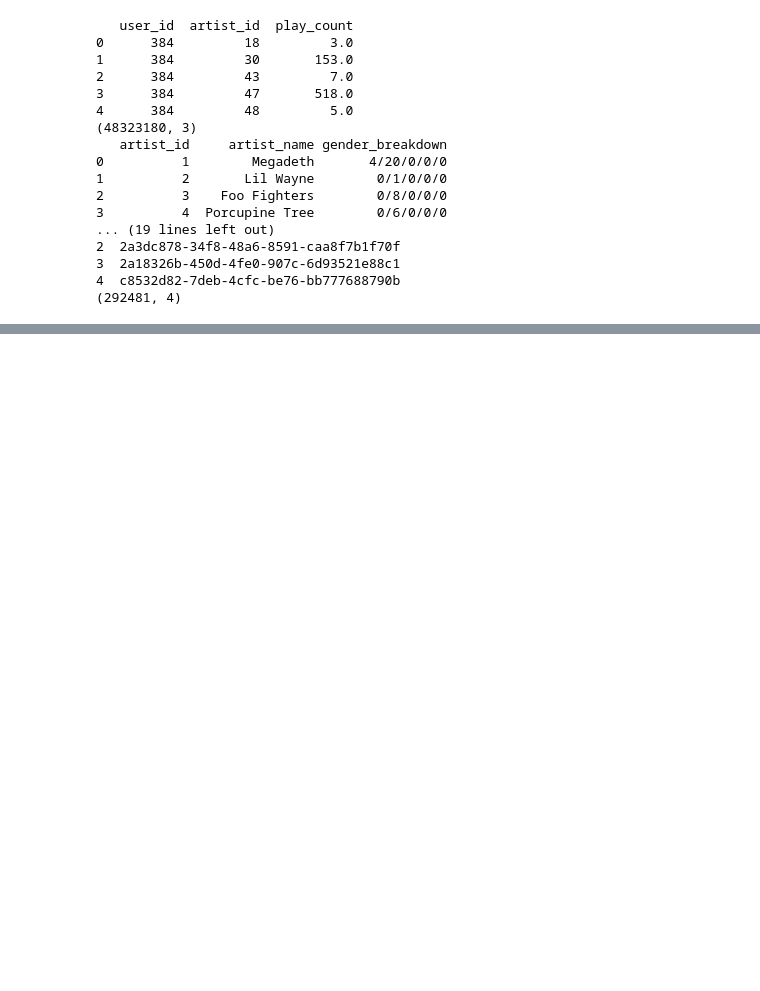
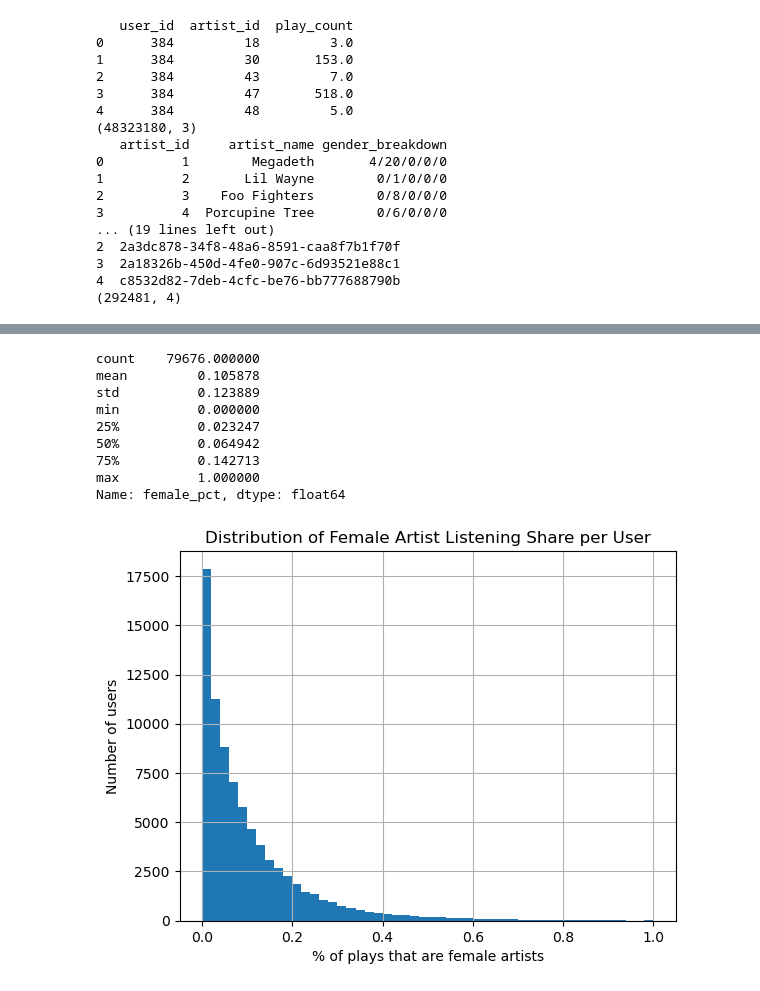
Before and after one commit to PhillipJRoman/641-music-recsys, a Jupyter notebook: EDA_recsys.ipynb, the cells around one changed output, grey strips where cells are left out. Saved outputs shown, nothing was run; the diff lists cells and outputs as text; code cells hidden in the pictures; blank space fills up the shorter version.

```diff
--- a/EDA_recsys.ipynb
+++ b/EDA_recsys.ipynb
@@ -44,3 +44,19 @@ print(artist_360.shape)
 3  2a18326b-450d-4fe0-907c-6d93521e88c1
 4  c8532d82-7deb-4cfc-be76-bb777688790b
 (292481, 4)
+# %%
+artist[["unknown", "male", "female", "other", "na"]] = artist["gender_breakdown"].str.split("/", expand=True).astype(int)
+
+def classify_gender(row):
+    if row["female"] > 0 and row["male"] == 0:
+        return "female"
+    elif row["male"] > 0 and row["female"] == 0:
+        return "male"
+    elif row["female"] > 0 and row["male"] > 0:
+        return "mixed"
+    else:
+        return "unknown"
+
+artist["gender"] = artist.apply(classify_gender, axis=1)
+print(artist["gender"].value_counts())
+print(artist["gender"].value_counts(normalize=True))
@@ -46,0 +76,9 @@ print(artist_360.shape)
+# %%
+# Merge listening with artist gender
+listening_merged = listening.merge(artist[["artist_id", "gender"]], on="artist_id", how="left")
+
+# Play counts by gender
+print(listening_merged.groupby("gender")["play_count"].sum())
+gender_plays = listening_merged.groupby("gender")["play_count"].sum()
+print(gender_plays)
+print(gender_plays / gender_plays.sum())
@@ -46,0 +185,27 @@ print(artist_360.shape)
+# %%
+# Per-user gender listening profile
+user_gender = listening_merged[listening_merged["gender"] != "unknown"].groupby(["user_id", "gender"])["play_count"].sum().unstack(fill_value=0)
+user_gender["total"] = user_gender.sum(axis=1)
+user_gender["female_pct"] = user_gender["female"] / user_gender["total"]
+
+print(user_gender["female_pct"].describe())
+
+# Distribution of female listening percentage
+import matplotlib.pyplot as plt
+
+user_gender["female_pct"].hist(bins=50)
+plt.xlabel("% of plays that are female artists")
+plt.ylabel("Number of users")
+plt.title("Distribution of Female Artist Listening Share per User")
+plt.show()
+# %% [output]
+count    79676.000000
+mean         0.105878
+std          0.123889
+min          0.000000
+25%          0.023247
+50%          0.064942
+75%          0.142713
+max          1.000000
+Name: female_pct, dtype: float64
+[figure, added]
```
Also changed, not shown: parts of 8 cells of this notebook.
